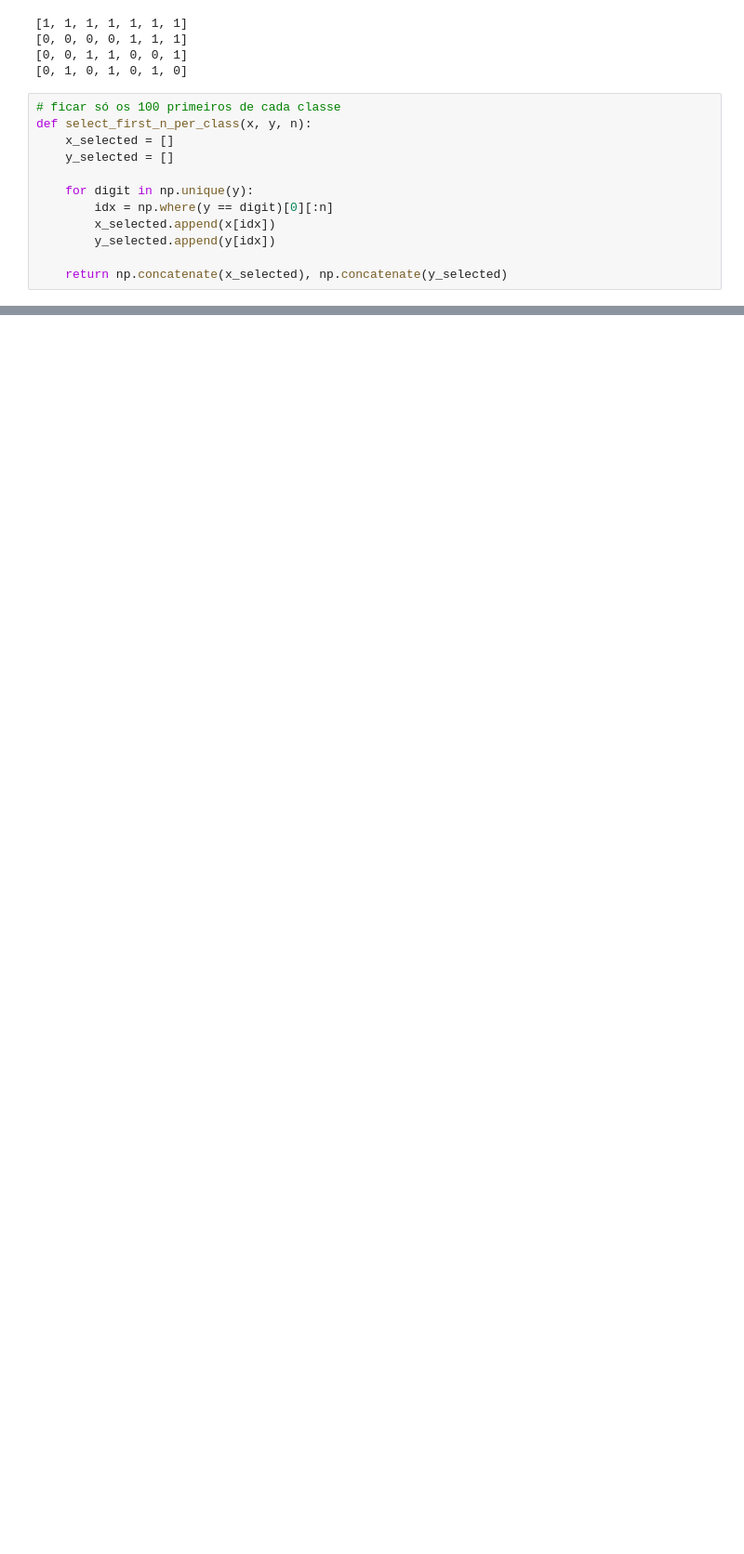
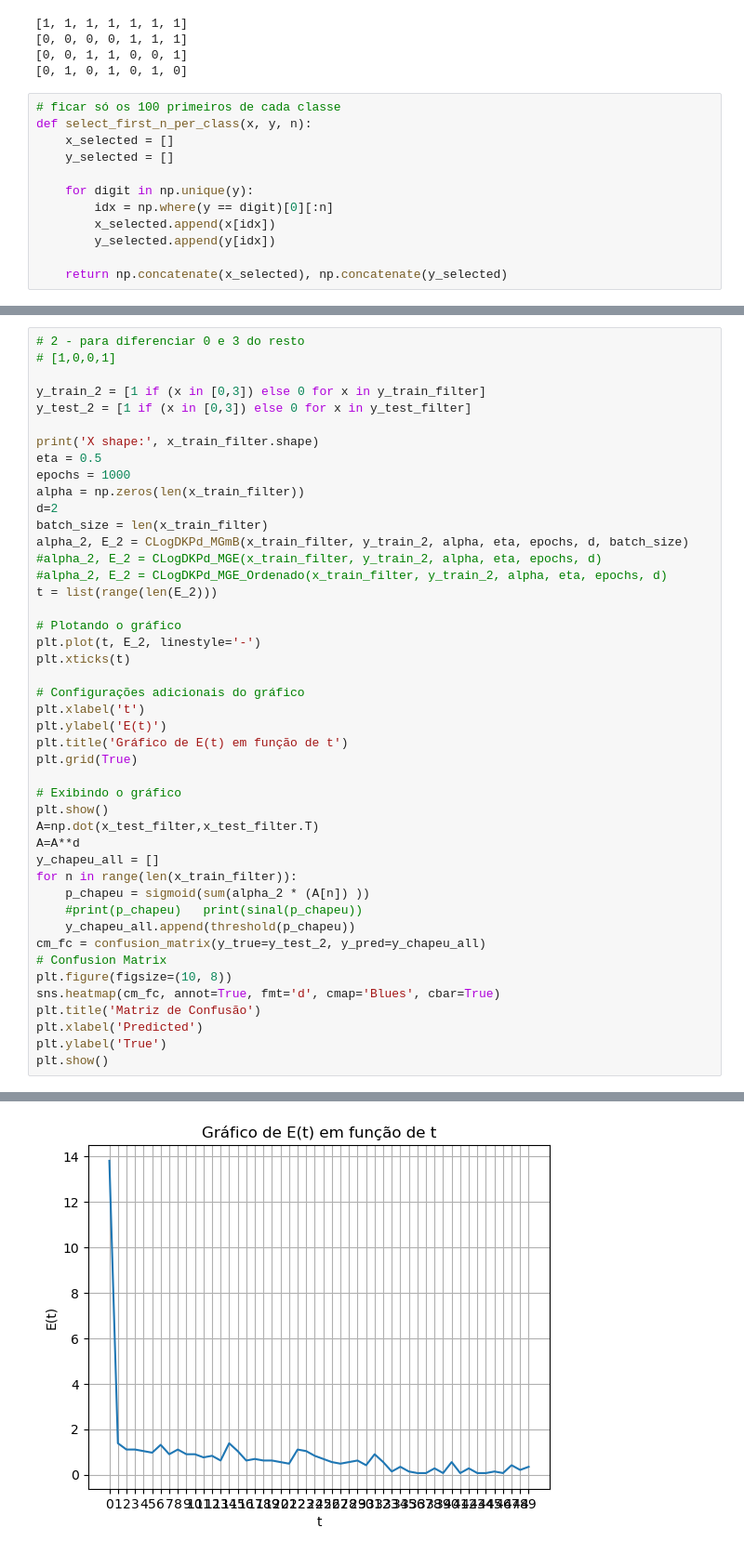
Before and after one commit to GuiSSMartins/OML-MMC, a Jupyter notebook: ECOC.ipynb, the cells around one changed output, grey strips where cells are left out. Shown: that part at 93% size. Saved outputs shown, nothing was run; the diff lists cells and outputs as text; blank space fills up the shorter version.

```diff
--- a/ECOC.ipynb
+++ b/ECOC.ipynb
@@ -124,0 +134,46 @@ X shape: (200, 784)
+# %%
+# 2 - para diferenciar 0 e 3 do resto
+# [1,0,0,1]
+
+y_train_2 = [1 if (x in [0,3]) else 0 for x in y_train_filter]
+y_test_2 = [1 if (x in [0,3]) else 0 for x in y_test_filter]
+
+print('X shape:', x_train_filter.shape)
+eta = 0.5
+epochs = 1000
+alpha = np.zeros(len(x_train_filter))
+d=2
+batch_size = len(x_train_filter)
+alpha_2, E_2 = CLogDKPd_MGmB(x_train_filter, y_train_2, alpha, eta, epochs, d, batch_size)
+#alpha_2, E_2 = CLogDKPd_MGE(x_train_filter, y_train_2, alpha, eta, epochs, d)
+#alpha_2, E_2 = CLogDKPd_MGE_Ordenado(x_train_filter, y_train_2, alpha, eta, epochs, d)
+t = list(range(len(E_2)))
+
+# Plotando o gráfico
+plt.plot(t, E_2, linestyle='-')
+plt.xticks(t)
+
+# Configurações adicionais do gráfico
+plt.xlabel('t')
+plt.ylabel('E(t)')
+plt.title('Gráfico de E(t) em função de t')
+plt.grid(True)
+
+# Exibindo o gráfico
+plt.show()
+A=np.dot(x_test_filter,x_test_filter.T)
+A=A**d
+y_chapeu_all = []
+for n in range(len(x_train_filter)):
+    p_chapeu = sigmoid(sum(alpha_2 * (A[n]) ))
+    #print(p_chapeu)   print(sinal(p_chapeu))
+    y_chapeu_all.append(threshold(p_chapeu))
+cm_fc = confusion_matrix(y_true=y_test_2, y_pred=y_chapeu_all)
+# Confusion Matrix
+plt.figure(figsize=(10, 8))
+sns.heatmap(cm_fc, annot=True, fmt='d', cmap='Blues', cbar=True)
+plt.title('Matriz de Confusão')
+plt.xlabel('Predicted')
+plt.ylabel('True')
+plt.show()
+# %% [output]
@@ -124,0 +181 @@ X shape: (200, 784)
+[figure, added]
```
Also changed, not shown: parts of 18 cells of this notebook, 1 other file.
